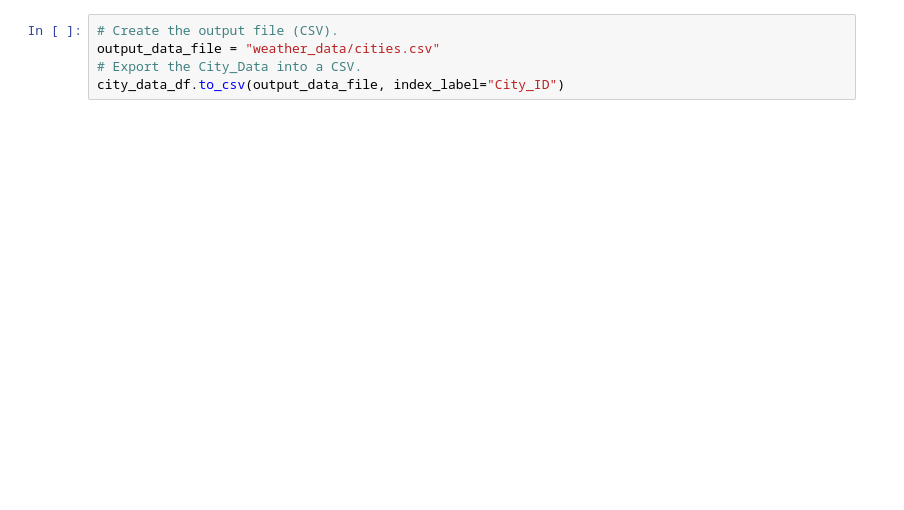
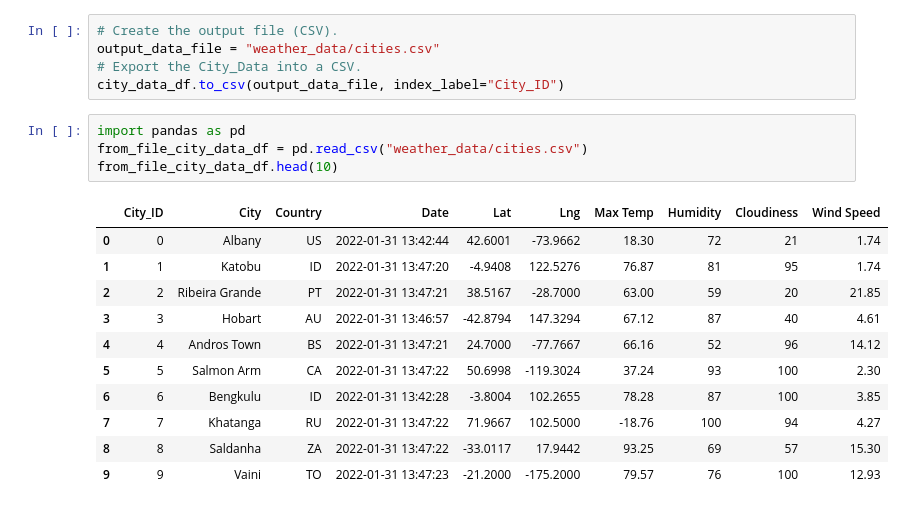
Before and after one commit to briane2k/World_Weather_Analysis, a Jupyter notebook: WeatherPy.ipynb, the cells around one changed output. Drawn from its saved outputs; the diff is of its cells as text; blank space fills up the shorter version.

```diff
--- a/WeatherPy.ipynb
+++ b/WeatherPy.ipynb
@@ -159,3 +117,19 @@ city_data_df.head(10)
 output_data_file = "weather_data/cities.csv"
 # Export the City_Data into a CSV.
 city_data_df.to_csv(output_data_file, index_label="City_ID")
+# %%
+import pandas as pd
+from_file_city_data_df = pd.read_csv("weather_data/cities.csv")
+from_file_city_data_df.head(10)
+# %% [output]
+|  | City_ID | City | Country | Date | Lat | Lng | Max Temp | Humidity | Cloudiness | Wind Speed |
+| 0 | 0 | Albany | US | 2022-01-31 13:42:44 | 42.6001 | -73.9662 | 18.30 | 72 | 21 | 1.74 |
+| 1 | 1 | Katobu | ID | 2022-01-31 13:47:20 | -4.9408 | 122.5276 | 76.87 | 81 | 95 | 1.74 |
+| 2 | 2 | Ribeira Grande | PT | 2022-01-31 13:47:21 | 38.5167 | -28.7000 | 63.00 | 59 | 20 | 21.85 |
+| 3 | 3 | Hobart | AU | 2022-01-31 13:46:57 | -42.8794 | 147.3294 | 67.12 | 87 | 40 | 4.61 |
+| 4 | 4 | Andros Town | BS | 2022-01-31 13:47:21 | 24.7000 | -77.7667 | 66.16 | 52 | 96 | 14.12 |
+| 5 | 5 | Salmon Arm | CA | 2022-01-31 13:47:22 | 50.6998 | -119.3024 | 37.24 | 93 | 100 | 2.30 |
+| 6 | 6 | Bengkulu | ID | 2022-01-31 13:42:28 | -3.8004 | 102.2655 | 78.28 | 87 | 100 | 3.85 |
+| 7 | 7 | Khatanga | RU | 2022-01-31 13:47:22 | 71.9667 | 102.5000 | -18.76 | 100 | 94 | 4.27 |
+| 8 | 8 | Saldanha | ZA | 2022-01-31 13:47:22 | -33.0117 | 17.9442 | 93.25 | 69 | 57 | 15.30 |
+| 9 | 9 | Vaini | TO | 2022-01-31 13:47:23 | -21.2000 | -175.2000 | 79.57 | 76 | 100 | 12.93 |
```
Also changed, not shown: parts of 8 cells of this notebook, 5 other files.
